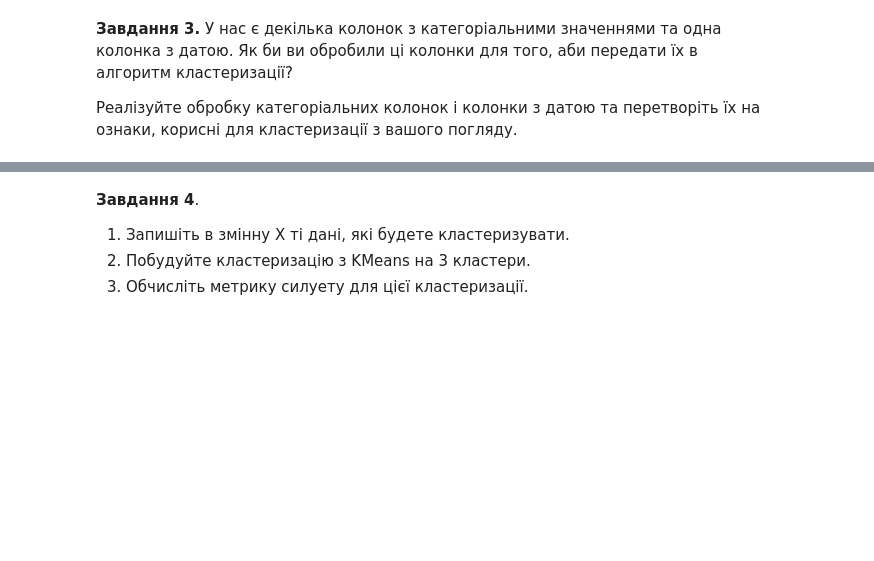
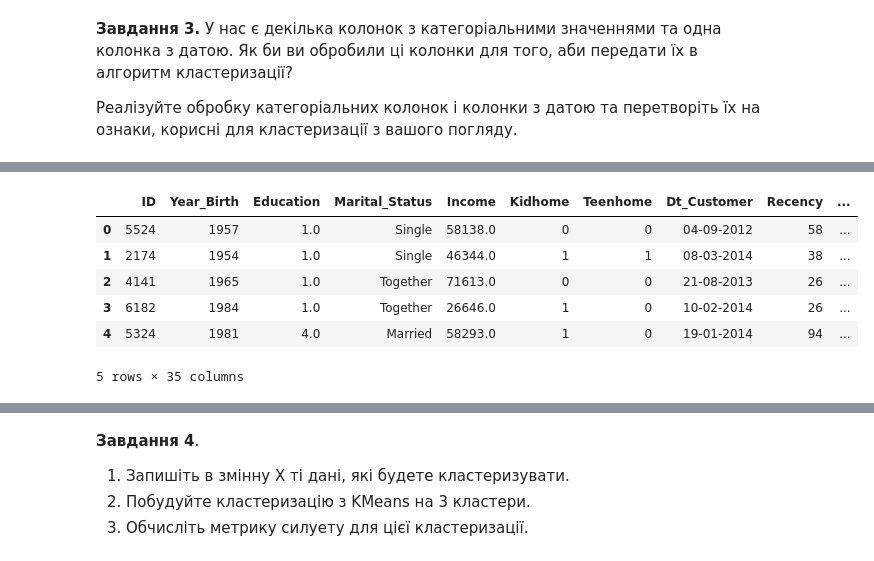
Before and after one commit to YelizavetaP/ml_tasks, a Jupyter notebook: hometasks/3_unsupervised_learning/3_1_clustering/HW_Алгоритми_кластеризації.ipynb, the cells around one changed output, grey strips where cells are left out. Cells and saved outputs as stored; diff of their text form; code cells hidden in the pictures; blank space fills up the shorter version.

```diff
--- a/hometasks/3_unsupervised_learning/3_1_clustering/HW_Алгоритми_кластеризації.ipynb
+++ b/hometasks/3_unsupervised_learning/3_1_clustering/HW_Алгоритми_кластеризації.ipynb
@@ -149,0 +219,4 @@ Name: Income, dtype: float64
+# %%
+raw_df.Marital_Status = raw_df.Marital_Status.apply(lambda x: 'Single' if x=='Alone' else x)
+raw_df.Marital_Status = raw_df.Marital_Status.apply(lambda x: 'YOLO' if x=='Absurd' else x)
+raw_df.Marital_Status.value_counts()
@@ -149,0 +232,6 @@ Name: Income, dtype: float64
+# %%
+from sklearn.preprocessing import OneHotEncoder
+
+oh_enc = OneHotEncoder()
+
+oh_enc.fit(raw_df[['Marital_Status']])
@@ -149,0 +240,3 @@ Name: Income, dtype: float64
+# %%
+cats = oh_enc.get_feature_names_out().tolist()
+cats
@@ -149,0 +250,3 @@ Name: Income, dtype: float64
+# %%
+data = oh_enc.transform(raw_df[['Marital_Status']]).toarray()
+data
@@ -149,0 +261,11 @@ Name: Income, dtype: float64
+# %%
+raw_df[cats] = data
+raw_df.head(5)
+# %% [output]
+|  | ID | Year_Birth | Education | Marital_Status | Income | Kidhome | Teenhome | Dt_Customer | Recency | ... |
+| 0 | 5524 | 1957 | 1.0 | Single | 58138.0 | 0 | 0 | 04-09-2012 | 58 | ... |
+| 1 | 2174 | 1954 | 1.0 | Single | 46344.0 | 1 | 1 | 08-03-2014 | 38 | ... |
+| 2 | 4141 | 1965 | 1.0 | Together | 71613.0 | 0 | 0 | 21-08-2013 | 26 | ... |
+| 3 | 6182 | 1984 | 1.0 | Together | 26646.0 | 1 | 0 | 10-02-2014 | 26 | ... |
+| 4 | 5324 | 1981 | 4.0 | Married | 58293.0 | 1 | 0 | 19-01-2014 | 94 | ... |
+5 rows × 35 columns
```
Also changed, not shown: parts of 21 cells of this notebook, 8 other files.
